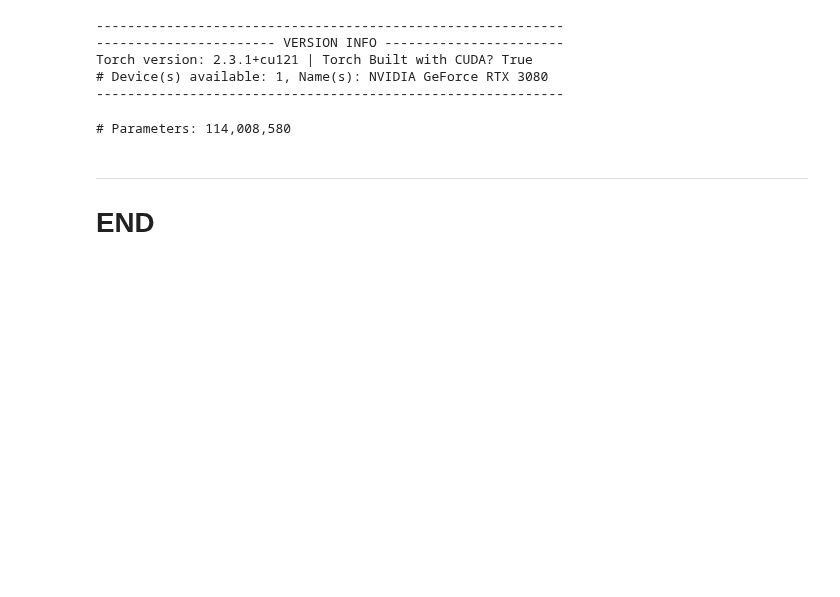
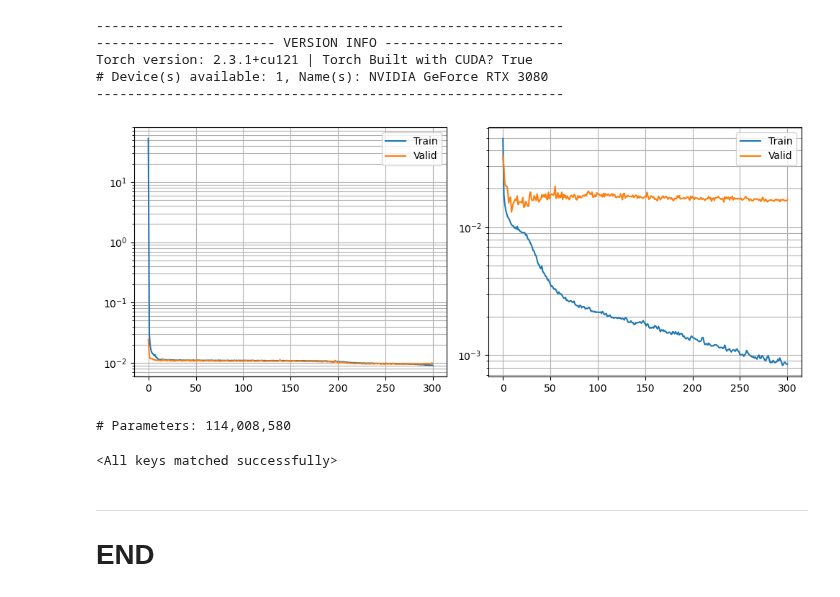
Before and after one commit to misaelmmorales/Placement-Control-Optim-CO2, a Jupyter notebook: placement-control-optim.ipynb, the cells around one changed output. Cells and saved outputs as stored; diff of their text form; code cells hidden in the pictures; blank space fills up the shorter version.

Commit message:
trained models

```diff
--- a/placement-control-optim.ipynb
+++ b/placement-control-optim.ipynb
@@ -57,6 +57,27 @@ Tops = np.load('data_npy_100_100_11/tops_grid.npz')['tops']
 Torch version: 2.3.1+cu121 | Torch Built with CUDA? True
 # Device(s) available: 1, Name(s): NVIDIA GeForce RTX 3080
 ------------------------------------------------------------
+# %%
+ftmionet_losses = pd.read_csv('trained_models/FTMiONet_losses.csv')
+mionet_losses = pd.read_csv('trained_models/MiONet_losses.csv')
+
+fig, axs = plt.subplots(1, 2, figsize=(10,4))
+ax1, ax2 = axs[0], axs[1]
+
+ax1.plot(ftmionet_losses.index, ftmionet_losses['train'], label='Train')
+ax1.plot(ftmionet_losses.index, ftmionet_losses['valid'], label='Valid')
+
+ax2.plot(mionet_losses.index, mionet_losses['train'], label='Train')
+ax2.plot(mionet_losses.index, mionet_losses['valid'], label='Valid')
+
+[a.grid(True, which='both') for a in [ax1,ax2]]
+[a.legend() for a in [ax1,ax2]]
+[a.set(yscale='log') for a in [ax1,ax2]]
+
+plt.tight_layout()
+plt.show()
+# %% [output]
+[figure, added]
 # %%
 class FTMiONet(nn.Module):
     def __init__(self, hidden_1:int=16, hidden_2:int=32, hidden_3:int=64):
@@ -205,3 +227,8 @@ criterion = nn.MSELoss().to(device)
 optimizer = optim.AdamW(model.parameters(), lr=1e-3, weight_decay=1e-8)
 # %% [output]
 # Parameters: 114,008,580
+# %%
+model = FTMiONet().to(device)
+model.load_state_dict(torch.load('trained_models/FTMiONet.pth'))
+# %% [output]
+<All keys matched successfully>
```
Also changed, not shown: parts of 2 cells of this notebook, 5 other files.
